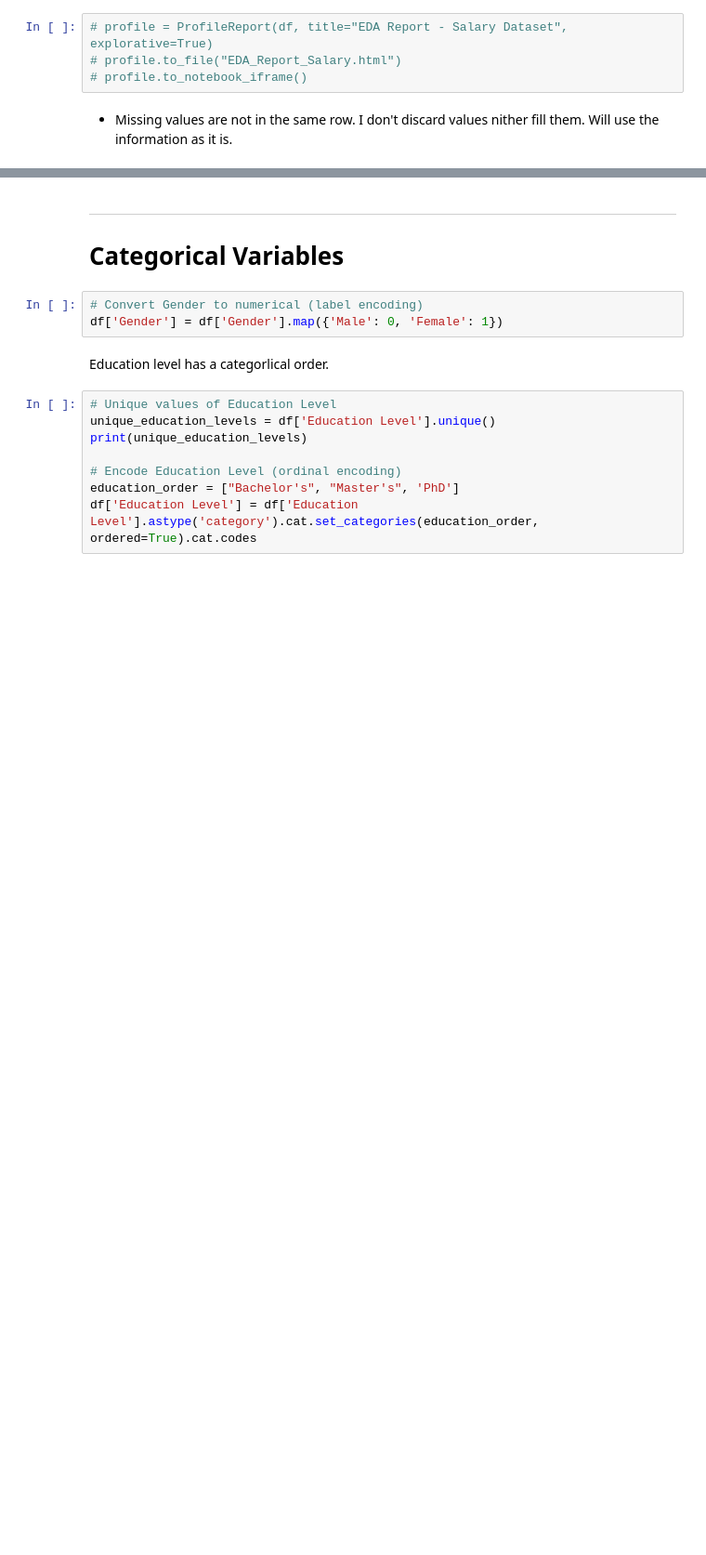
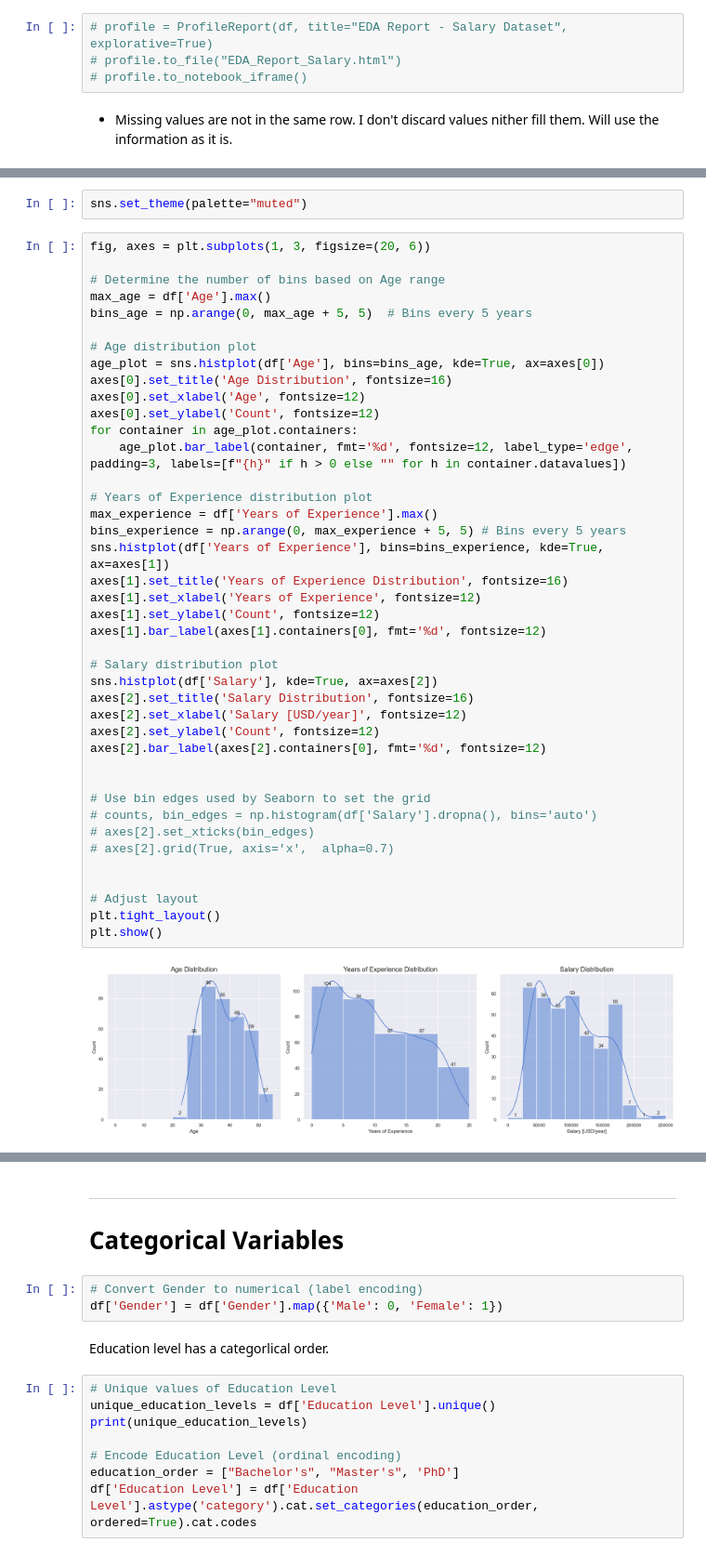
Before and after one commit to HLussiatti/SalaryForecast, a Jupyter notebook: notebooks/0. EDA & ETL.ipynb, the cells around one changed output, grey strips where cells are left out. Shown: that part at 93% size. Cells and saved outputs as stored; diff of their text form; blank space fills up the shorter version.

```diff
--- a/notebooks/0. EDA & ETL.ipynb
+++ b/notebooks/0. EDA & ETL.ipynb
@@ -119,0 +169,45 @@ df_missing
+# %%
+sns.set_theme(palette="muted")
+# %%
+fig, axes = plt.subplots(1, 3, figsize=(20, 6))
+
+# Determine the number of bins based on Age range
+max_age = df['Age'].max()
+bins_age = np.arange(0, max_age + 5, 5)  # Bins every 5 years
+
+# Age distribution plot
+age_plot = sns.histplot(df['Age'], bins=bins_age, kde=True, ax=axes[0])
+axes[0].set_title('Age Distribution', fontsize=16)
+axes[0].set_xlabel('Age', fontsize=12)
+axes[0].set_ylabel('Count', fontsize=12)
+for container in age_plot.containers:
+    age_plot.bar_label(container, fmt='%d', fontsize=12, label_type='edge', padding=3, labels=[f"{h}" if h > 0 else "" for h in container.datavalues])
+
+# Years of Experience distribution plot
+max_experience = df['Years of Experience'].max()
+bins_experience = np.arange(0, max_experience + 5, 5) # Bins every 5 years
+sns.histplot(df['Years of Experience'], bins=bins_experience, kde=True, ax=axes[1])
+axes[1].set_title('Years of Experience Distribution', fontsize=16)
+axes[1].set_xlabel('Years of Experience', fontsize=12)
+axes[1].set_ylabel('Count', fontsize=12)
+axes[1].bar_label(axes[1].containers[0], fmt='%d', fontsize=12)
+
+# Salary distribution plot
+sns.histplot(df['Salary'], kde=True, ax=axes[2])
+axes[2].set_title('Salary Distribution', fontsize=16)
+axes[2].set_xlabel('Salary [USD/year]', fontsize=12)
+axes[2].set_ylabel('Count', fontsize=12)
+axes[2].bar_label(axes[2].containers[0], fmt='%d', fontsize=12)
+
+
+# Use bin edges used by Seaborn to set the grid
+# counts, bin_edges = np.histogram(df['Salary'].dropna(), bins='auto')
+# axes[2].set_xticks(bin_edges)
+# axes[2].grid(True, axis='x',  alpha=0.7)
+
+
+# Adjust layout
+plt.tight_layout()
+plt.show()
+# %% [output]
+[figure, added]
```
Also changed, not shown: parts of 20 cells of this notebook, 3 other files.
